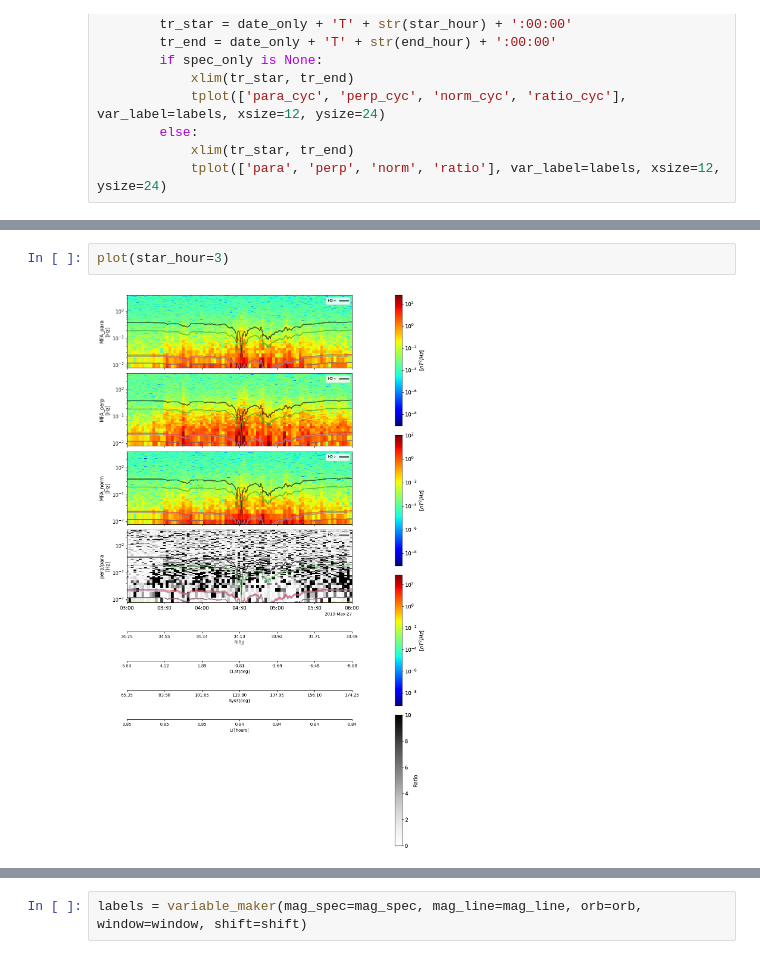
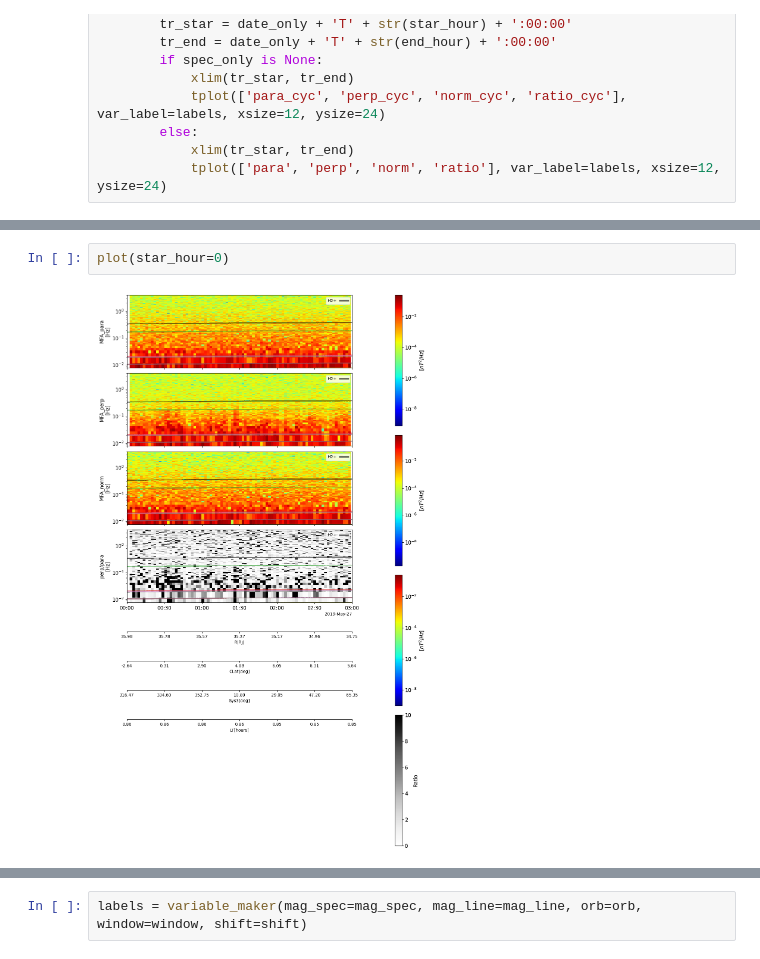
Before and after one commit to JackKTachi/Juno_ULC_EMIC, a Jupyter notebook: temp/load_temp.ipynb, the cells around one changed output, grey strips where cells are left out. Cells and saved outputs as stored; diff of their text form.

```diff
--- a/temp/load_temp.ipynb
+++ b/temp/load_temp.ipynb
@@ -180,4 +192,4 @@ def plot(star_hour = None, end_hour = None, spec_only = None):
 # %%
-plot(star_hour=3)
+plot(star_hour=0)
 # %% [output]
-[figure, old version]
+[figure, new version]
```
Also changed, not shown: parts of 4 cells of this notebook, 2 other files.
